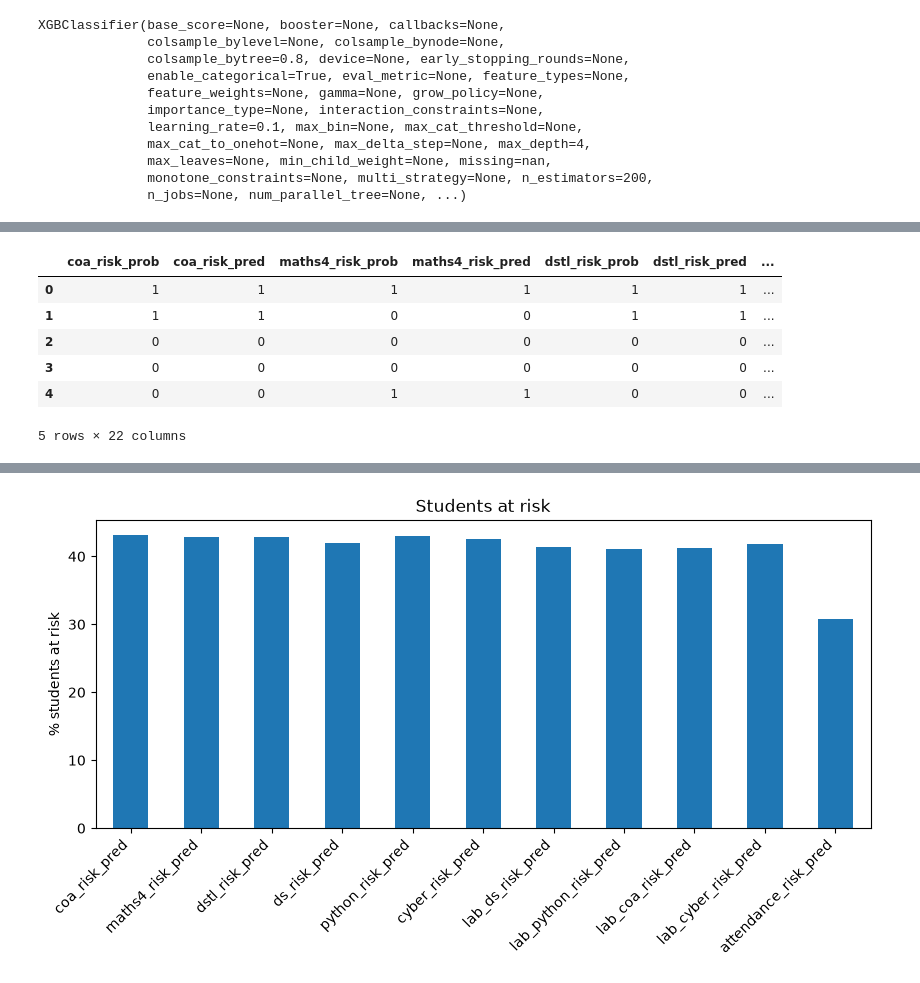
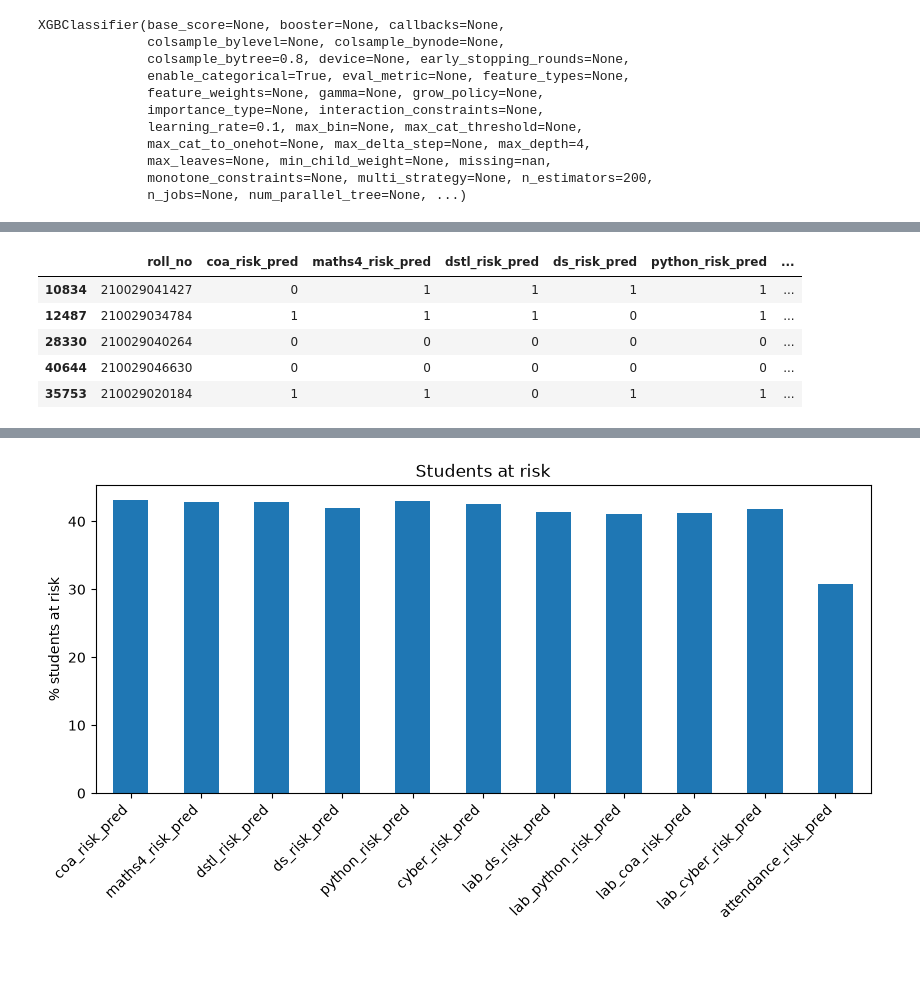
Before and after one commit to cybodexx/edu-growth, a Jupyter notebook: notebooks/05_risk_prediction.ipynb, the cells around one changed output, grey strips where cells are left out. Drawn from its saved outputs; the diff is of its cells as text; code cells hidden in the pictures.

Commit message:
edited risk_model

```diff
--- a/notebooks/05_risk_prediction.ipynb
+++ b/notebooks/05_risk_prediction.ipynb
@@ -342,27 +325,26 @@ model_summary
+# %%
+id_cols=['roll_no']
 # %%
 risk_output = df[id_cols].copy()
 
 for target_name in targets:
     if target_name in results:
         r = results[target_name]
         X_all = r["scaler"].transform(df[r["features"]])
         prob = r["model"].predict_proba(X_all)[:,1]
         pred = (prob >= r["threshold"]).astype(int)
     else:
-        prob = df[target_name].values
         pred = df[target_name].values
-    risk_output[target_name + "_prob"] = np.round(prob,3)
     risk_output[target_name + "_pred"] = pred
 
-risk_output.head()
+risk_output.sample(5)
 # %% [output]
-|  | coa_risk_prob | coa_risk_pred | maths4_risk_prob | maths4_risk_pred | dstl_risk_prob | dstl_risk_pred | ... |
-| 0 | 1 | 1 | 1 | 1 | 1 | 1 | ... |
-| 1 | 1 | 1 | 0 | 0 | 1 | 1 | ... |
-| 2 | 0 | 0 | 0 | 0 | 0 | 0 | ... |
-| 3 | 0 | 0 | 0 | 0 | 0 | 0 | ... |
-| 4 | 0 | 0 | 1 | 1 | 0 | 0 | ... |
+|  | roll_no | coa_risk_pred | maths4_risk_pred | dstl_risk_pred | ds_risk_pred | python_risk_pred | ... |
+| 10834 | 210029041427 | 0 | 1 | 1 | 1 | 1 | ... |
+| 12487 | 210029034784 | 1 | 1 | 1 | 0 | 1 | ... |
+| 28330 | 210029040264 | 0 | 0 | 0 | 0 | 0 | ... |
+| 40644 | 210029046630 | 0 | 0 | 0 | 0 | 0 | ... |
+| 35753 | 210029020184 | 1 | 1 | 0 | 1 | 1 | ... |
-5 rows × 22 columns
 # %%
 subject_pred_cols = ["coa_risk_pred","maths4_risk_pred","dstl_risk_pred","ds_risk_pred","python_risk_pred","cyber_risk_pred"]
 lab_pred_cols = ["lab_ds_risk_pred","lab_python_risk_pred","lab_coa_risk_pred","lab_cyber_risk_pred"]
```
Also changed, not shown: parts of 10 cells of this notebook, 3 other files.
